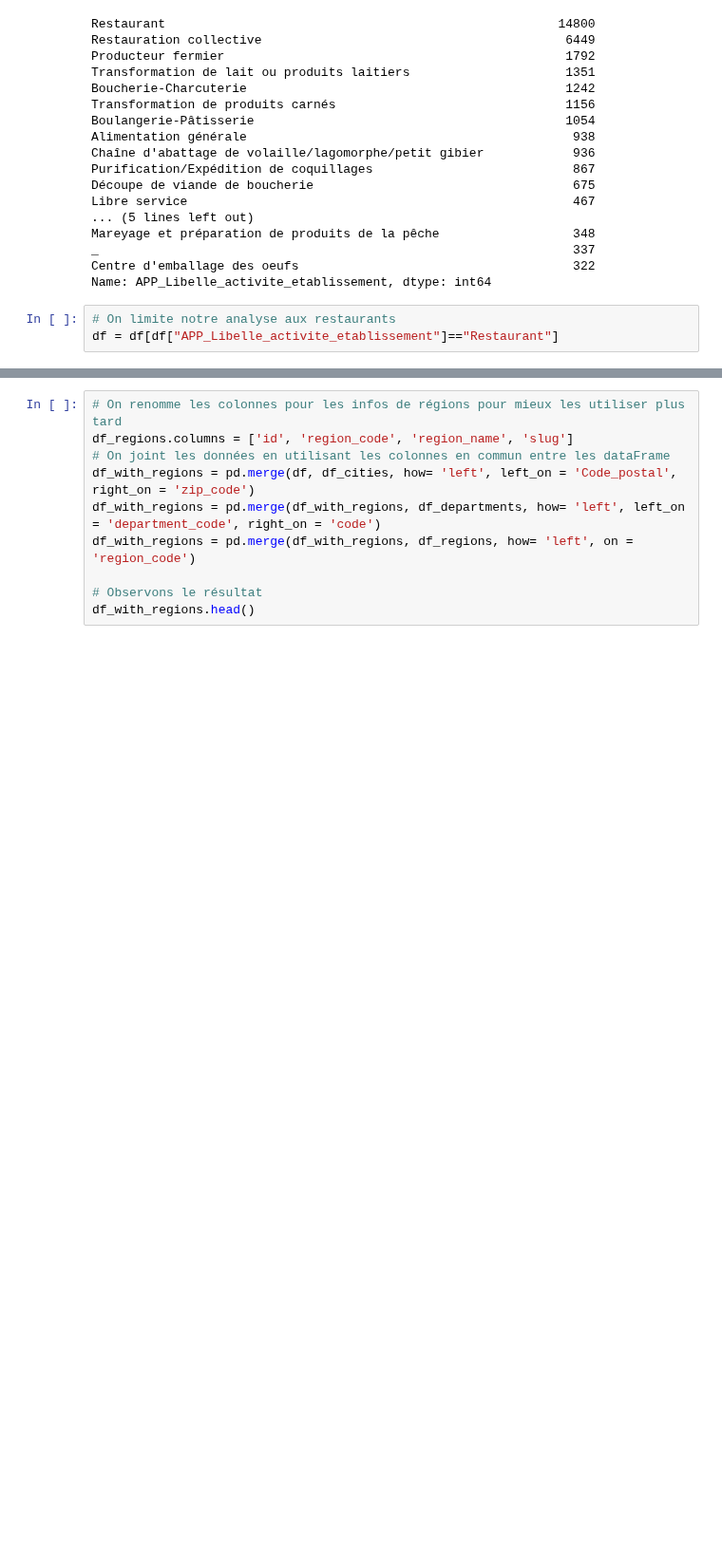
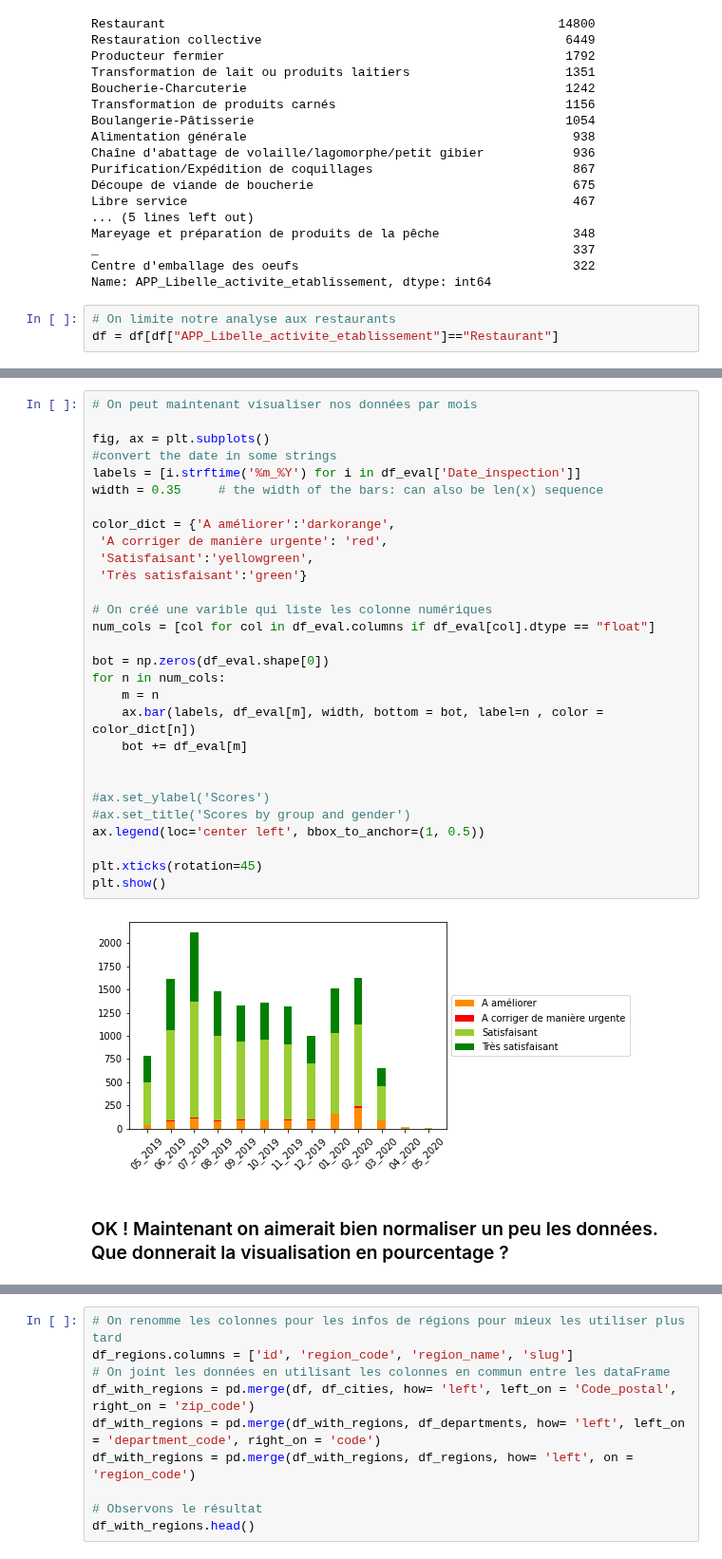
Before and after one commit to etalab-ia/ami-ia, a Jupyter notebook: session2/introduction_a_la_data_visualisation.ipynb, the cells around one changed output, grey strips where cells are left out. Shown at 95% size. Cells and saved outputs as stored; diff of their text form; blank space fills up the shorter version.

```diff
--- a/session2/introduction_a_la_data_visualisation.ipynb
+++ b/session2/introduction_a_la_data_visualisation.ipynb
@@ -191 +174,34 @@ grouped.unstack('Synthese_eval_sanit').reset_index().fillna(value = 0)
+# %%
+# On peut maintenant visualiser nos données par mois
+
+fig, ax = plt.subplots()
+#convert the date in some strings
+labels = [i.strftime('%m_%Y') for i in df_eval['Date_inspection']]
+width = 0.35     # the width of the bars: can also be len(x) sequence
+
+color_dict = {'A améliorer':'darkorange',
+ 'A corriger de manière urgente': 'red',
+ 'Satisfaisant':'yellowgreen',
+ 'Très satisfaisant':'green'}
+
+# On créé une varible qui liste les colonne numériques
+num_cols = [col for col in df_eval.columns if df_eval[col].dtype == "float"]
+
+bot = np.zeros(df_eval.shape[0])
+for n in num_cols:
+    m = n
+    ax.bar(labels, df_eval[m], width, bottom = bot, label=n , color = color_dict[n])
+    bot += df_eval[m]
+
+
+#ax.set_ylabel('Scores')
+#ax.set_title('Scores by group and gender')
+ax.legend(loc='center left', bbox_to_anchor=(1, 0.5))
+
+plt.xticks(rotation=45)
+plt.show()
+# %% [output]
+[figure, added]
+# %% [markdown]
+### OK ! Maintenant on aimerait bien normaliser un peu les données. Que donnerait la visualisation en pourcentage ?
 # %%
```
Also changed, not shown: parts of 38 cells of this notebook.
